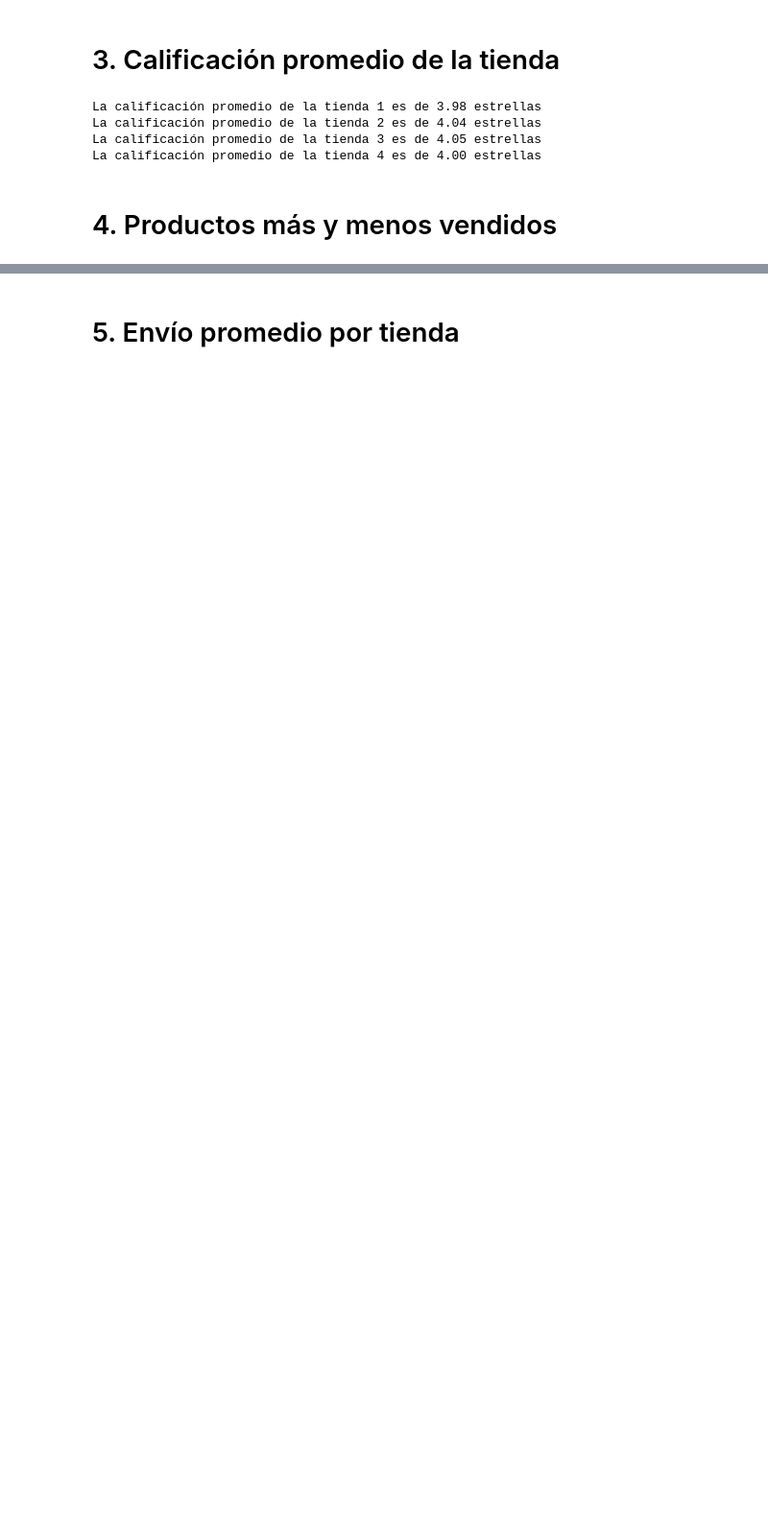
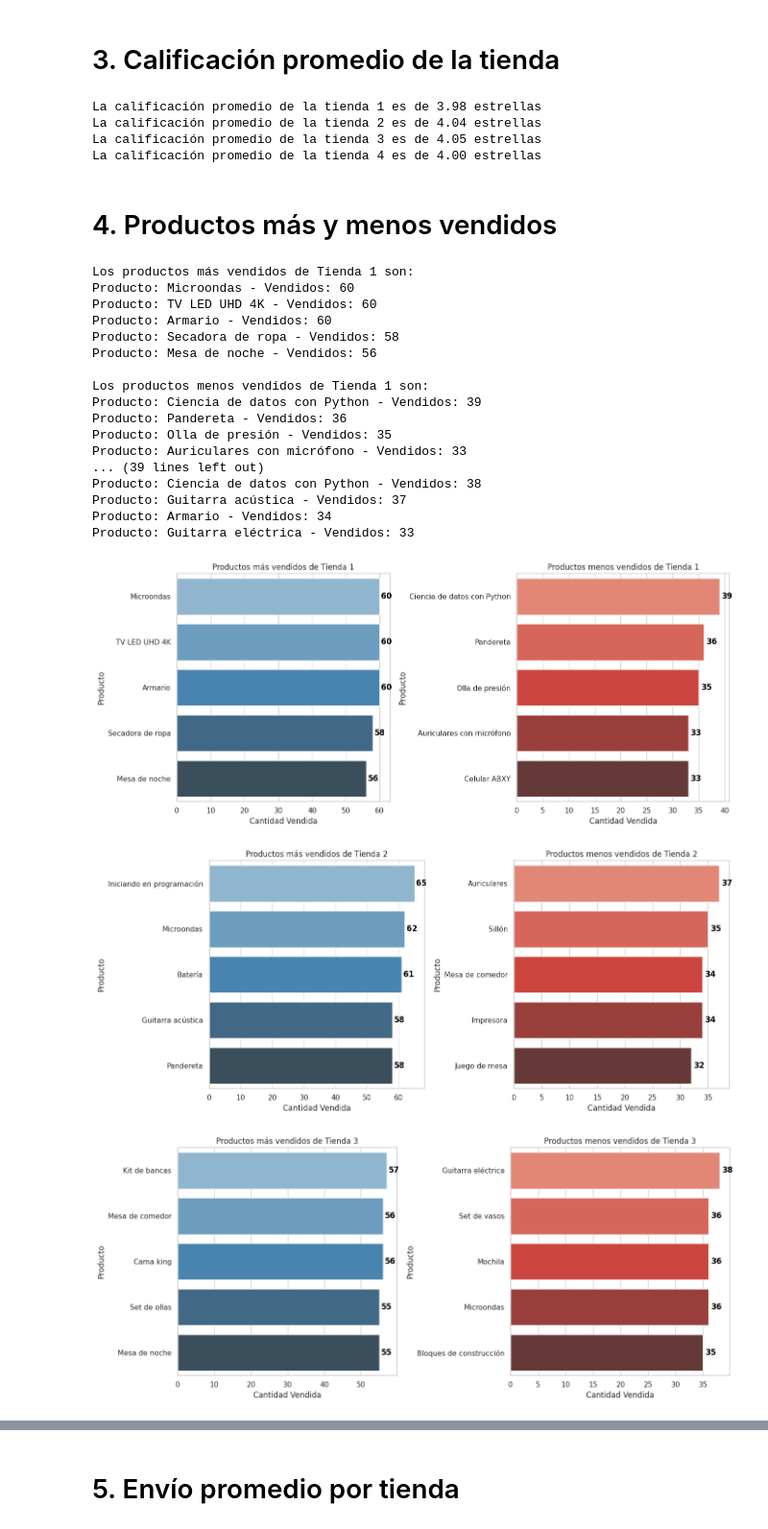
Before and after one commit to AlanGranea/Challenge-Alura-Store, a Jupyter notebook: AluraStoreLatam.ipynb, the cells around one changed output, grey strips where cells are left out. Shown at 96% size. Saved outputs shown, nothing was run; the diff lists cells and outputs as text; code cells hidden in the pictures; blank space fills up the shorter version.

Commit message:
Fase 4 de los productos más y menos vendidos terminada

```diff
--- a/AluraStoreLatam.ipynb
+++ b/AluraStoreLatam.ipynb
@@ -154,3 +154,83 @@ La calificación promedio de la tienda 3 es de 4.05 estrellas
 La calificación promedio de la tienda 4 es de 4.00 estrellas
 # %% [markdown]
 # 4. Productos más y menos vendidos
+# %%
+tiendas = {
+    "Tienda 1": tienda,
+    "Tienda 2": tienda2,
+    "Tienda 3": tienda3,
+    "Tienda 4": tienda4
+}
+
+productos_top = {}
+productos_fondo = {}
+
+for nombre_tienda, df in tiendas.items():
+    df['Producto'] = df['Producto'].str.strip()
+
+    top = df['Producto'].value_counts().head(5)
+    fondo = df['Producto'].value_counts().tail(5)
+
+    productos_top[nombre_tienda] = top
+    productos_fondo[nombre_tienda] = fondo
+
+    print(f"\nLos productos más vendidos de {nombre_tienda} son:")
+    for producto, cantidad in top.items():
+      print(f"Producto: {producto} - Vendidos: {cantidad}")
+
+    print(f"\nLos productos menos vendidos de {nombre_tienda} son:")
+    for producto, cantidad in fondo.items():
+      print(f"Producto: {producto} - Vendidos: {cantidad}")
+
+import matplotlib.pyplot as plt
+import seaborn as sns
+
+sns.set(style="whitegrid")
+
+for nombre_tienda, df in tiendas.items():
+    df['Producto'] = df['Producto'].str.strip()
+    top = df['Producto'].value_counts().head(5)
+    fondo = df['Producto'].value_counts().tail(5)
+
+    fig, axes = plt.subplots(1, 2, figsize=(14, 6))
+
+    sns.barplot(x=top.values, y=top.index, ax=axes[0], hue=top.index, palette="Blues_d", legend=False)
+    axes[0].set_title(f"Productos más vendidos de {nombre_tienda}")
+    axes[0].set_xlabel('Cantidad Vendida')
+    axes[0].set_ylabel('Producto')
+
+    for i, v in enumerate(top.values):
+        axes[0].text(v + 0.5, i, str(v), va='center', ha='left', color='black', fontweight='bold')
+
+    sns.barplot(x=fondo.values, y=fondo.index, ax=axes[1], hue=fondo.index, palette="Reds_d", legend=False)
+    axes[1].set_title(f"Productos menos vendidos de {nombre_tienda}")
+    axes[1].set_xlabel('Cantidad Vendida')
+    axes[1].set_ylabel('Producto')
+
+    for i, v in enumerate(fondo.values):
+        axes[1].text(v + 0.5, i, str(v), va='center', ha='left', color='black', fontweight='bold')
+
+    plt.tight_layout()
+
+    plt.show()
+# %% [output]
+Los productos más vendidos de Tienda 1 son:
+Producto: Microondas - Vendidos: 60
+Producto: TV LED UHD 4K - Vendidos: 60
+Producto: Armario - Vendidos: 60
+Producto: Secadora de ropa - Vendidos: 58
+Producto: Mesa de noche - Vendidos: 56
+
+Los productos menos vendidos de Tienda 1 son:
+Producto: Ciencia de datos con Python - Vendidos: 39
+Producto: Pandereta - Vendidos: 36
+Producto: Olla de presión - Vendidos: 35
+Producto: Auriculares con micrófono - Vendidos: 33
+... (39 lines left out)
+Producto: Ciencia de datos con Python - Vendidos: 38
+Producto: Guitarra acústica - Vendidos: 37
+Producto: Armario - Vendidos: 34
+Producto: Guitarra eléctrica - Vendidos: 33
+[figure, added]
+[figure, added]
+[figure, added]
```
Also changed, not shown: parts of 3 cells of this notebook.
